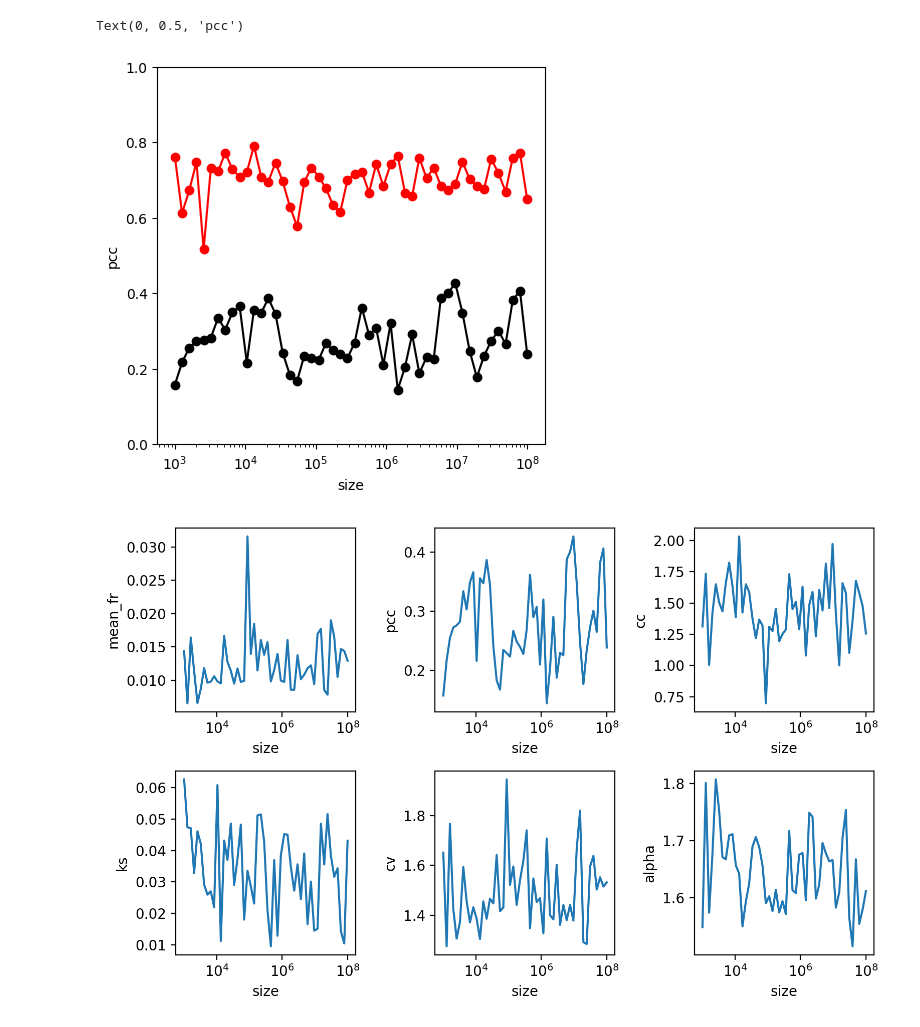
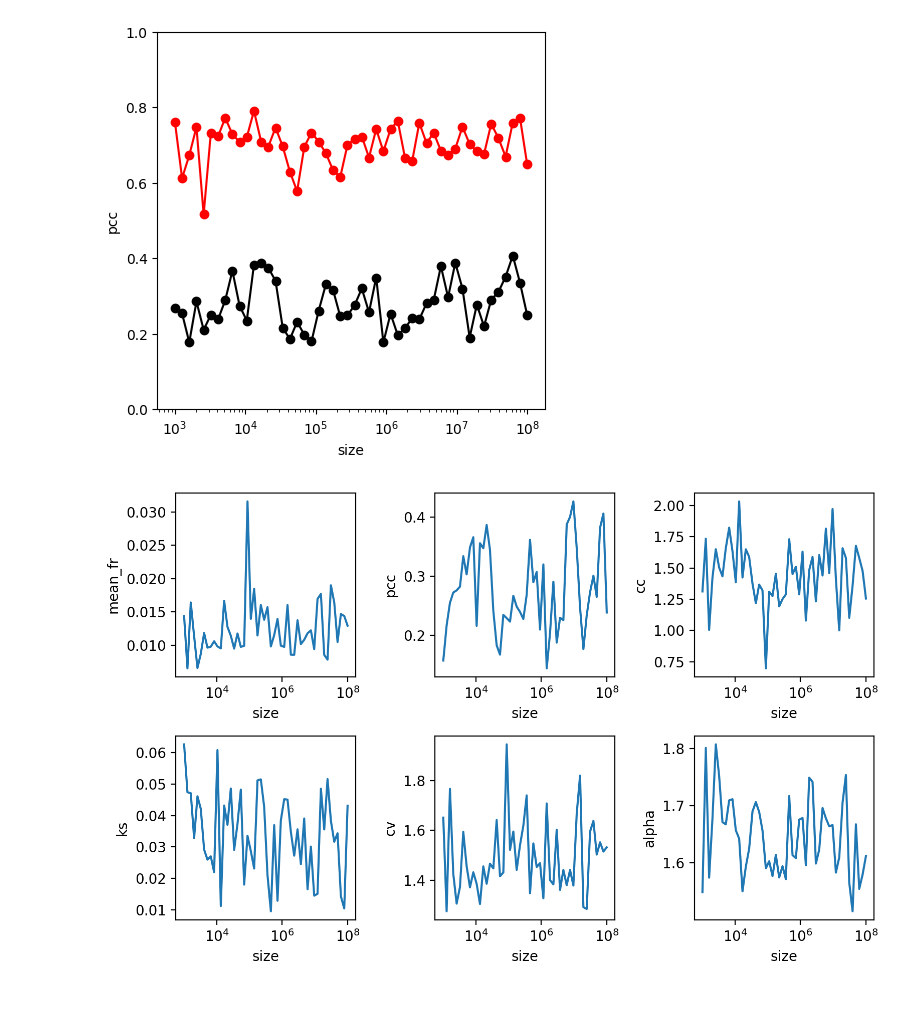
Before and after one commit to lepodl/CriticalNN, a Jupyter notebook: notebook/infulence.ipynb, the cells around one changed output. Drawn from its saved outputs; the diff is of its cells as text; code cells hidden in the pictures.

```diff
--- a/notebook/infulence.ipynb
+++ b/notebook/infulence.ipynb
@@ -4,22 +4,23 @@ import numpy as np
 import matplotlib.pyplot as plt
 from scipy.io import loadmat
 # %%
-fil_critical = np.load("../data/size_influence_from_critical.npz")
+fil_critical = np.load("../data/size_influence_from_critical_new.npz")
 fil_supercritical = np.load("../data/size_influence_from_supercritical_new.npz")
 pcc_critical = fil_critical["pcc"]
 pcc_supercritical = fil_supercritical["pcc"]
 fig = plt.figure(figsize=(5, 5), dpi=100)
 ax = fig.gca()
 n_size = np.logspace(3, 8, 50)
 ax.plot(n_size, pcc_critical, "o-", color="k")
 ax.plot(n_size, pcc_supercritical, "o-", color="r")
+# ax.fill_between(n_size, 0.5 * np.ones_like(n_size), 1. * np.ones_like(n_size), color="r", alpha=0.6)
 ax.set_ylim([0, 1])
 ax.set_xscale("log")
 ax.set_xlabel("size")
 ax.set_ylabel("pcc")
+fig.savefig(os.path.join("../paper/fig", "size_influence.png"))
 # %% [output]
-Text(0, 0.5, 'pcc')
-[figure, old version]
+[figure, new version]
 # %%
 file = np.load("../data/size_influence_from_critical.npz")
 n_size = np.logspace(3, 8, 50)
```
Also changed, not shown: 6 other files.
